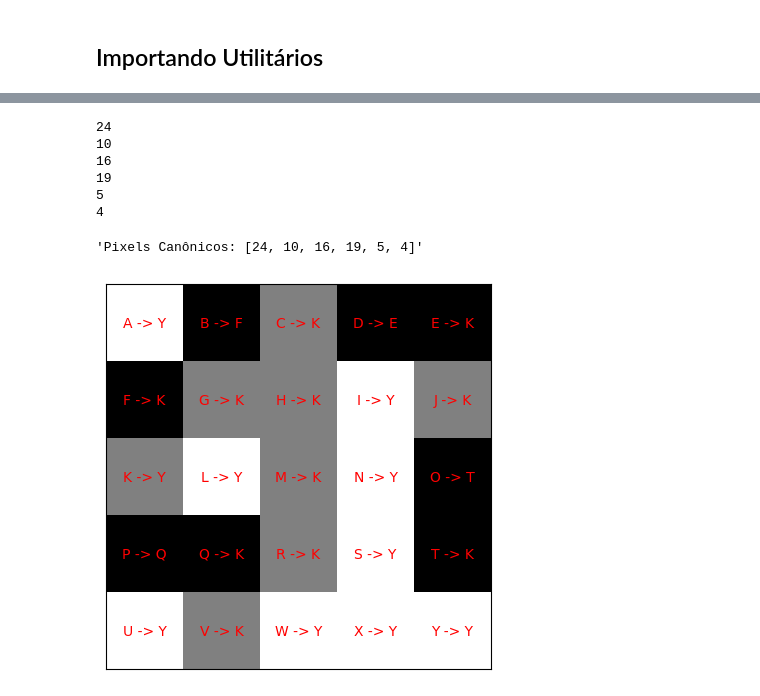
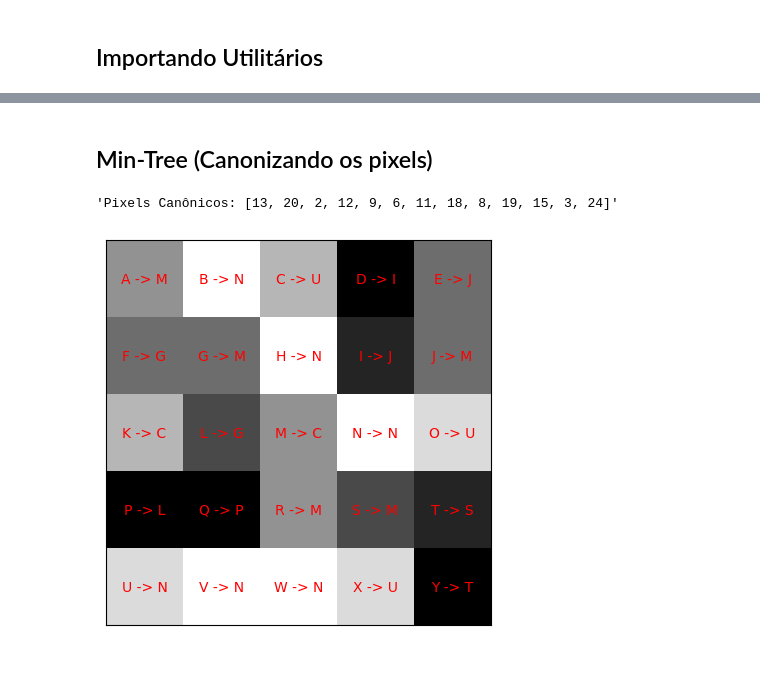
Before and after one commit to LukeBreezy/Morphology, a Jupyter notebook: Testes.ipynb, the cells around one changed output, grey strips where cells are left out. Saved outputs shown, nothing was run; the diff lists cells and outputs as text; code cells hidden in the pictures; blank space fills up the shorter version.

```diff
--- a/Testes.ipynb
+++ b/Testes.ipynb
@@ -10,6 +11,6 @@ from morpho_package import *
 # %%
-np.random.seed(3)
-img = np.random.randint(5, 8, (5, 5))
+np.random.seed(0)
+img = np.random.randint(0, 8, (5, 5))
 plt.imshow(img, 'gray', )
 img
 # %% [output]
@@ -56,13 +68,9 @@ f'Pixels Canônicos: {max_tree.canonical_pixels}'
+# %% [markdown]
+## Min-Tree (Canonizando os pixels)
 # %%
-min_tree = MinTree(img, Adjacency8())
-min_tree.showParents()
-f'Pixels Canônicos: {min_tree.canonical_pixels}'
+mintree = MinTree(img, Adjacency8())
+mintree.showParents()
+f'Pixels Canônicos: {list(mintree.nodes.keys())}'
 # %% [output]
-24
-10
-16
-19
-5
-4
+'Pixels Canônicos: [13, 20, 2, 12, 9, 6, 11, 18, 8, 19, 15, 3, 24]'
-'Pixels Canônicos: [24, 10, 16, 19, 5, 4]'
-[figure, old version]
+[figure, new version]
```
Also changed, not shown: parts of 19 cells of this notebook, 3 other files.
